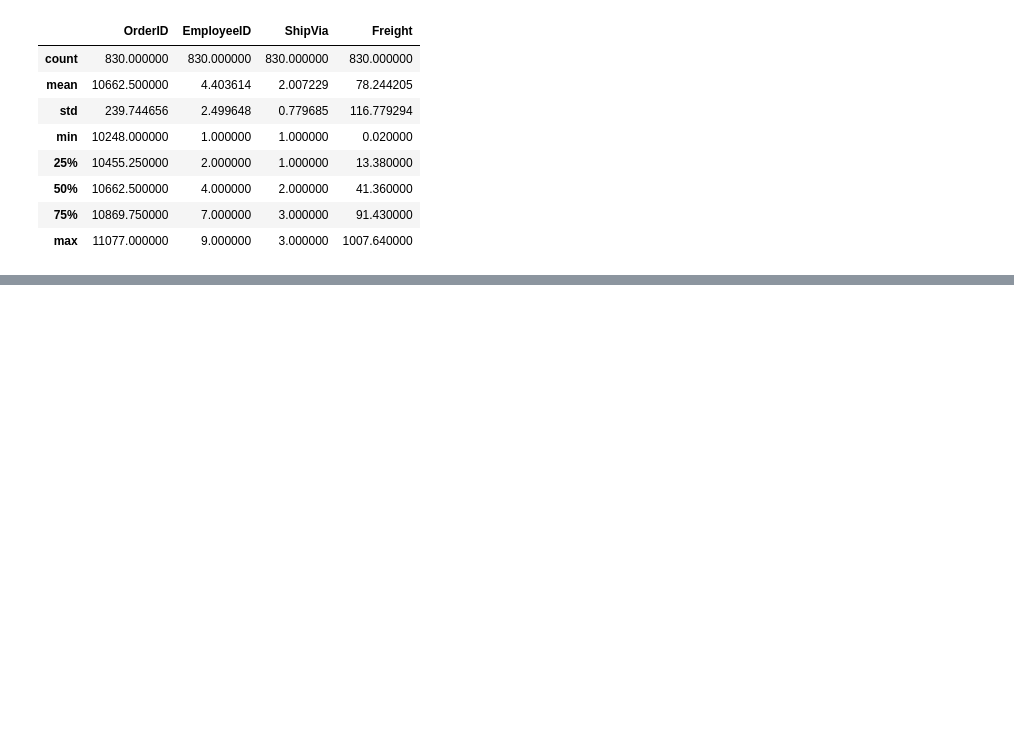
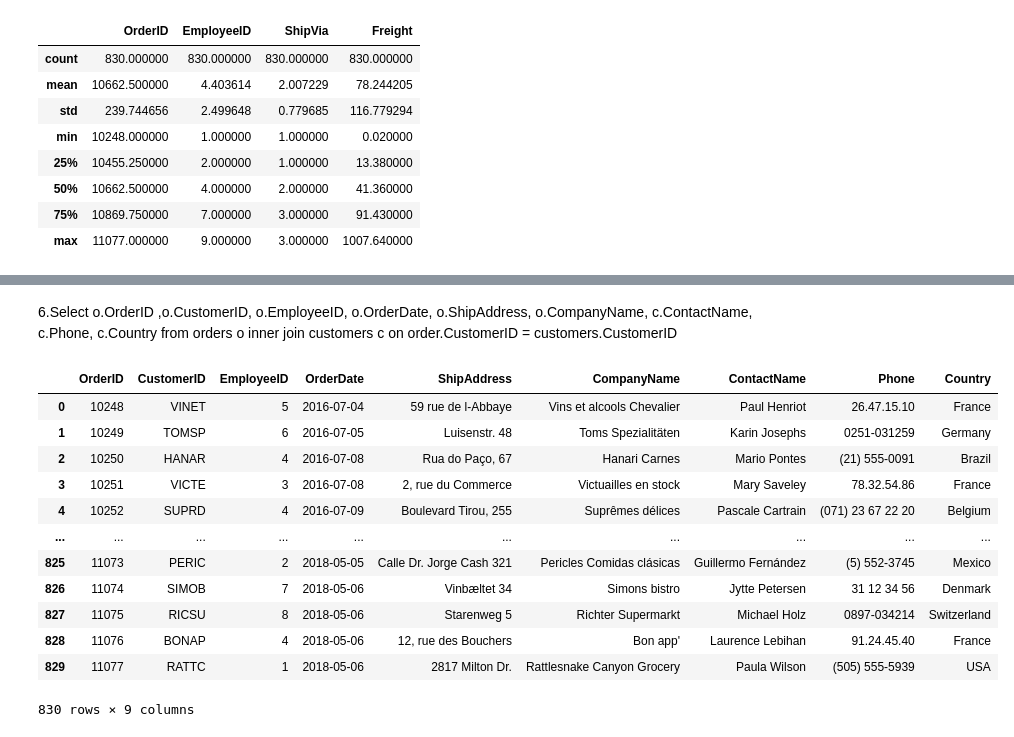
Before and after one commit to phu024/HW-Python, a Jupyter notebook: Test.ipynb, the cells around one changed output, grey strips where cells are left out. Drawn from its saved outputs; the diff is of its cells as text; code cells hidden in the pictures; blank space fills up the shorter version.

```diff
--- a/Test.ipynb
+++ b/Test.ipynb
@@ -92,0 +178,19 @@ orders.describe()
+# %% [markdown]
+6.Select o.OrderID ,o.CustomerID, o.EmployeeID, o.OrderDate, o.ShipAddress, o.CompanyName, c.ContactName, c.Phone, c.Country from orders o inner join customers c on order.CustomerID = customers.CustomerID
+# %%
+order_customer = pd.read_sql_query("SELECT o.OrderID, o.CustomerID, o.EmployeeID, o.OrderDate, o.ShipAddress, c.CompanyName, c.ContactName, c.Phone, c.Country FROM orders o INNER JOIN customers c ON o.CustomerID = c.CustomerID;", c)
+order_customer
+# %% [output]
+|  | OrderID | CustomerID | EmployeeID | OrderDate | ShipAddress | CompanyName | ContactName | Phone | Country |
+| 0 | 10248 | VINET | 5 | 2016-07-04 | 59 rue de l-Abbaye | Vins et alcools Chevalier | Paul Henriot | 26.47.15.10 | France |
+| 1 | 10249 | TOMSP | 6 | 2016-07-05 | Luisenstr. 48 | Toms Spezialitäten | Karin Josephs | 0251-031259 | Germany |
+| 2 | 10250 | HANAR | 4 | 2016-07-08 | Rua do Paço, 67 | Hanari Carnes | Mario Pontes | (21) 555-0091 | Brazil |
+| 3 | 10251 | VICTE | 3 | 2016-07-08 | 2, rue du Commerce | Victuailles en stock | Mary Saveley | 78.32.54.86 | France |
+| 4 | 10252 | SUPRD | 4 | 2016-07-09 | Boulevard Tirou, 255 | Suprêmes délices | Pascale Cartrain | (071) 23 67 22 20 | Belgium |
+| ... | ... | ... | ... | ... | ... | ... | ... | ... | ... |
+| 825 | 11073 | PERIC | 2 | 2018-05-05 | Calle Dr. Jorge Cash 321 | Pericles Comidas clásicas | Guillermo Fernández | (5) 552-3745 | Mexico |
+| 826 | 11074 | SIMOB | 7 | 2018-05-06 | Vinbæltet 34 | Simons bistro | Jytte Petersen | 31 12 34 56 | Denmark |
+| 827 | 11075 | RICSU | 8 | 2018-05-06 | Starenweg 5 | Richter Supermarkt | Michael Holz | 0897-034214 | Switzerland |
+| 828 | 11076 | BONAP | 4 | 2018-05-06 | 12, rue des Bouchers | Bon app' | Laurence Lebihan | 91.24.45.40 | France |
+| 829 | 11077 | RATTC | 1 | 2018-05-06 | 2817 Milton Dr. | Rattlesnake Canyon Grocery | Paula Wilson | (505) 555-5939 | USA |
+830 rows × 9 columns
```
Also changed, not shown: parts of 10 cells of this notebook, 1 other file.
